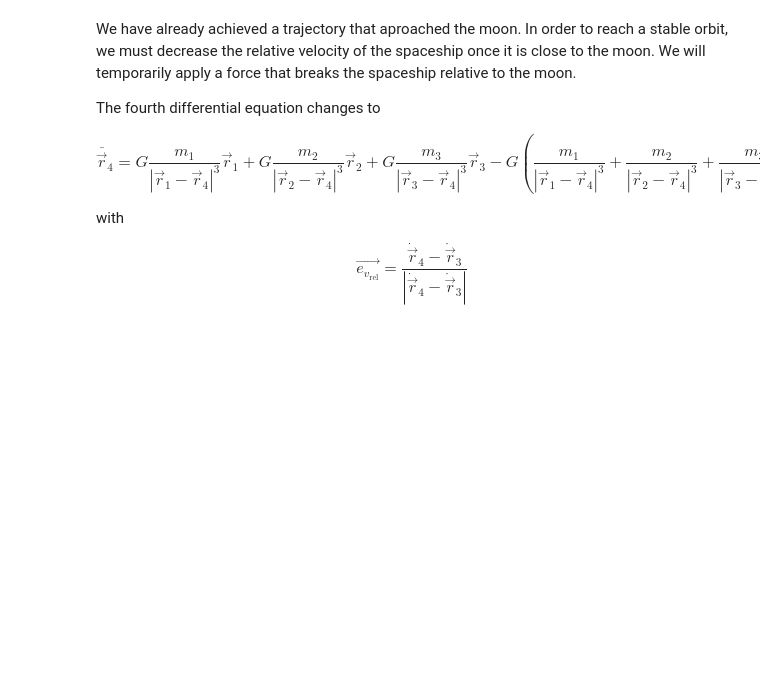
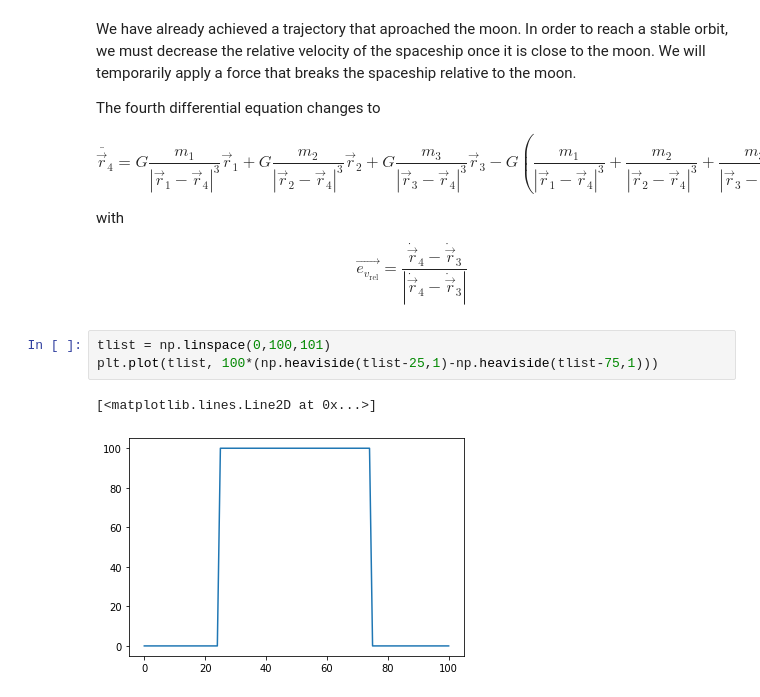
Before and after one commit to Xavier-ML/Computational-Physics-with-Python, a Jupyter notebook: 07d_Mutidimensional_3_body_template.ipynb, the cells around one changed output. Cells and saved outputs as stored; diff of their text form; blank space fills up the shorter version.

```diff
--- a/07d_Mutidimensional_3_body_template.ipynb
+++ b/07d_Mutidimensional_3_body_template.ipynb
@@ -422,3 +460,9 @@ with
 \begin{equation}
 \vec{e_{v_\mathrm{rel}}}=\frac{\dot{\vec{r}}_4-\dot{\vec{r}}_3}{\left|\dot{\vec{r}}_4-\dot{\vec{r}}_3\right|}
 \end{equation}
+# %%
+tlist = np.linspace(0,100,101)
+plt.plot(tlist, 100*(np.heaviside(tlist-25,1)-np.heaviside(tlist-75,1)))
+# %% [output]
+[<matplotlib.lines.Line2D at 0x...>]
+[figure, added]
```
Also changed, not shown: parts of 7 cells of this notebook.
